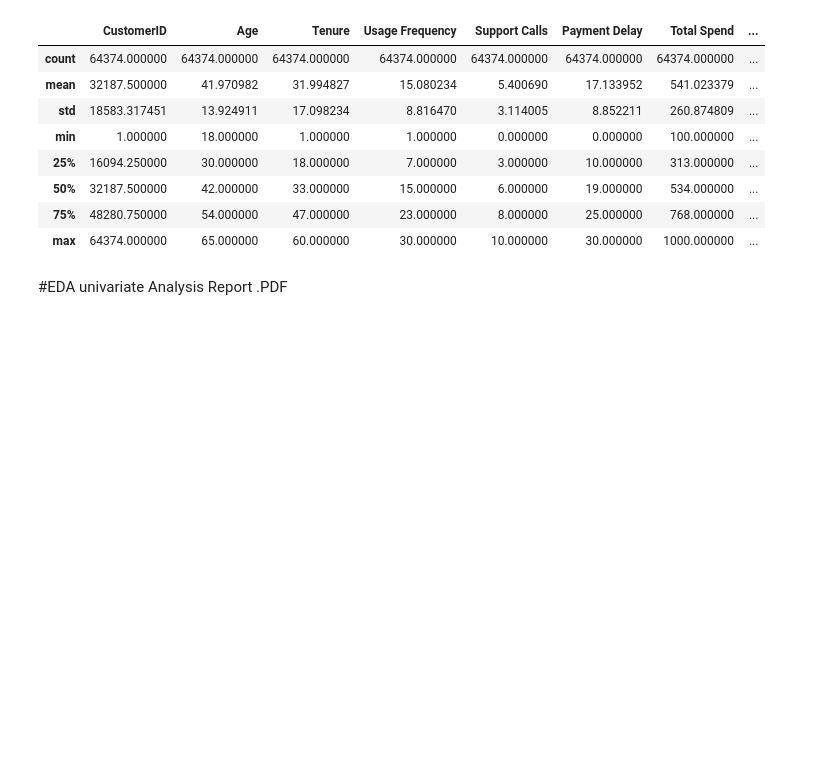
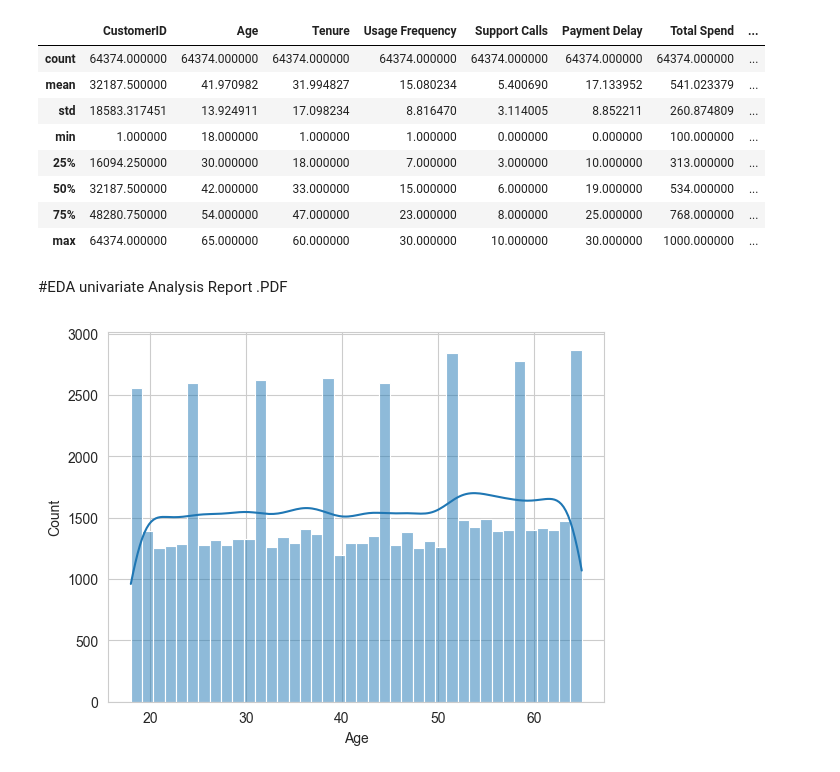
Before and after one commit to Weliviti/CodeWaveML, a Jupyter notebook: Projects/notebook/1_EDA.ipynb, the cells around one changed output. Cells and saved outputs as stored; diff of their text form; code cells hidden in the pictures; blank space fills up the shorter version.

Commit message:
adding seaboarn and whitegrid to analyze the data

```diff
--- a/Projects/notebook/1_EDA.ipynb
+++ b/Projects/notebook/1_EDA.ipynb
@@ -60,3 +60,11 @@ dataset.describe()
 | max | 64374.000000 | 65.000000 | 60.000000 | 30.000000 | 10.000000 | 30.000000 | 1000.000000 | ... |
 # %% [markdown]
 #EDA univariate Analysis Report .PDF
+# %%
+import seaborn as sns
+import matplotlib.pyplot as plt
+sns.set_style("whitegrid")
+sns.histplot(dataset['Age'], kde=True)
+plt.show()
+# %% [output]
+[figure, added]
```
Also changed, not shown: parts of 2 cells of this notebook, 2 other files.
